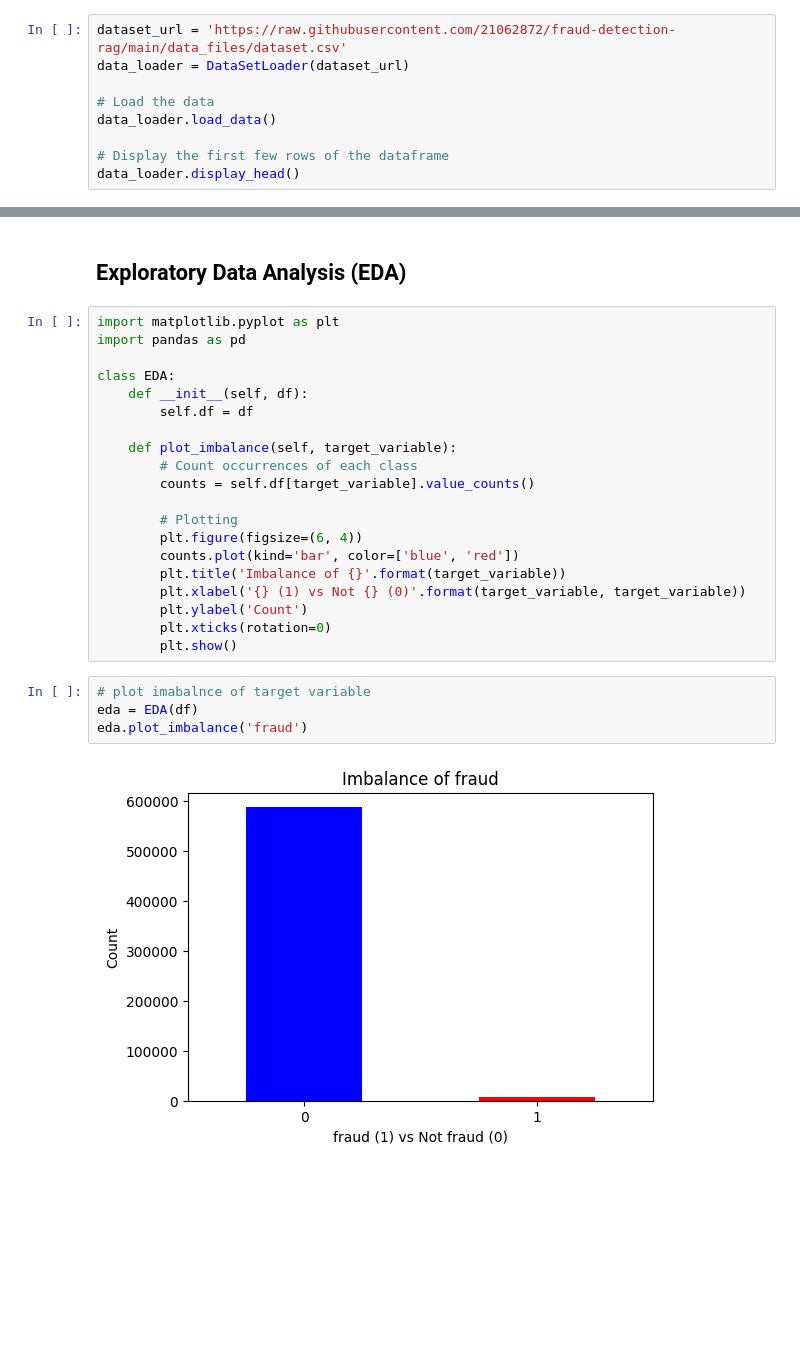
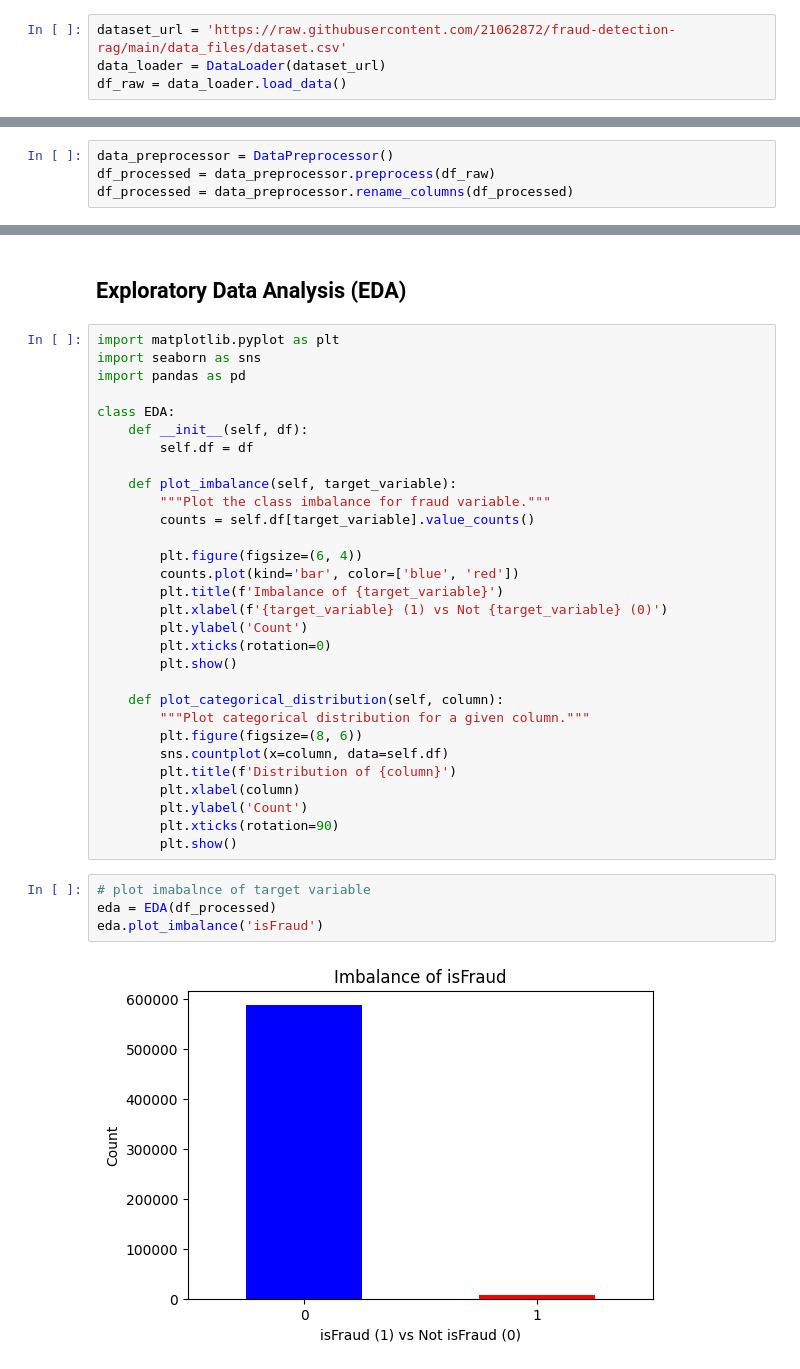
Before and after one commit to 21062872/fraud-detection-rag, a Jupyter notebook: code_files/main.ipynb, the cells around one changed output, grey strips where cells are left out. Saved outputs shown, nothing was run; the diff lists cells and outputs as text; blank space fills up the shorter version.

```diff
--- a/code_files/main.ipynb
+++ b/code_files/main.ipynb
@@ -46,9 +15,4 @@ class DataSetLoader:
 # %%
 dataset_url = 'https://raw.githubusercontent.com/21062872/fraud-detection-rag/main/data_files/dataset.csv'
-data_loader = DataSetLoader(dataset_url)
-
-# Load the data
-data_loader.load_data()
-
-# Display the first few rows of the dataframe
-data_loader.display_head()
+data_loader = DataLoader(dataset_url)
+df_raw = data_loader.load_data()
@@ -99,0 +53,4 @@ df.head()
+# %%
+data_preprocessor = DataPreprocessor()
+df_processed = data_preprocessor.preprocess(df_raw)
+df_processed = data_preprocessor.rename_columns(df_processed)
@@ -101,6 +67,7 @@ df.head()
 ## Exploratory Data Analysis (EDA)
 # %%
 import matplotlib.pyplot as plt
+import seaborn as sns
 import pandas as pd
 
 class EDA:
@@ -108,20 +75,29 @@ class EDA:
         self.df = df
 
     def plot_imbalance(self, target_variable):
-        # Count occurrences of each class
+        """Plot the class imbalance for fraud variable."""
         counts = self.df[target_variable].value_counts()
 
-        # Plotting
         plt.figure(figsize=(6, 4))
         counts.plot(kind='bar', color=['blue', 'red'])
-        plt.title('Imbalance of {}'.format(target_variable))
-        plt.xlabel('{} (1) vs Not {} (0)'.format(target_variable, target_variable))
+        plt.title(f'Imbalance of {target_variable}')
+        plt.xlabel(f'{target_variable} (1) vs Not {target_variable} (0)')
         plt.ylabel('Count')
         plt.xticks(rotation=0)
         plt.show()
+
+    def plot_categorical_distribution(self, column):
+        """Plot categorical distribution for a given column."""
+        plt.figure(figsize=(8, 6))
+        sns.countplot(x=column, data=self.df)
+        plt.title(f'Distribution of {column}')
+        plt.xlabel(column)
+        plt.ylabel('Count')
+        plt.xticks(rotation=90)
+        plt.show()
 # %%
 # plot imabalnce of target variable
-eda = EDA(df)
-eda.plot_imbalance('fraud')
+eda = EDA(df_processed)
+eda.plot_imbalance('isFraud')
 # %% [output]
-[figure, old version]
+[figure, new version]
```
Also changed, not shown: parts of 10 cells of this notebook.
